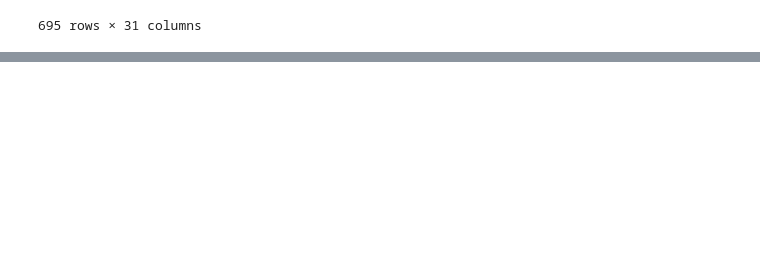
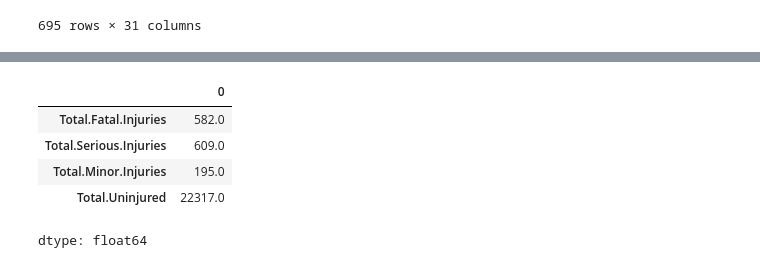
Before and after one commit to derrick4411/dsc-phase-1-project-v3, a Jupyter notebook: student.ipynb, the cells around one changed output, grey strips where cells are left out. Drawn from its saved outputs; the diff is of its cells as text; code cells hidden in the pictures; blank space fills up the shorter version.

```diff
--- a/student.ipynb
+++ b/student.ipynb
@@ -223,0 +276,15 @@ df
+# %%
+#sum of injuries
+total_injuries=['Total.Fatal.Injuries',
+    'Total.Serious.Injuries',
+    'Total.Minor.Injuries',
+    'Total.Uninjured']
+# %%
+df[total_injuries].sum()
+# %% [output]
+|  | 0 |
+| Total.Fatal.Injuries | 582.0 |
+| Total.Serious.Injuries | 609.0 |
+| Total.Minor.Injuries | 195.0 |
+| Total.Uninjured | 22317.0 |
+dtype: float64
```
Also changed, not shown: parts of 5 cells of this notebook.
